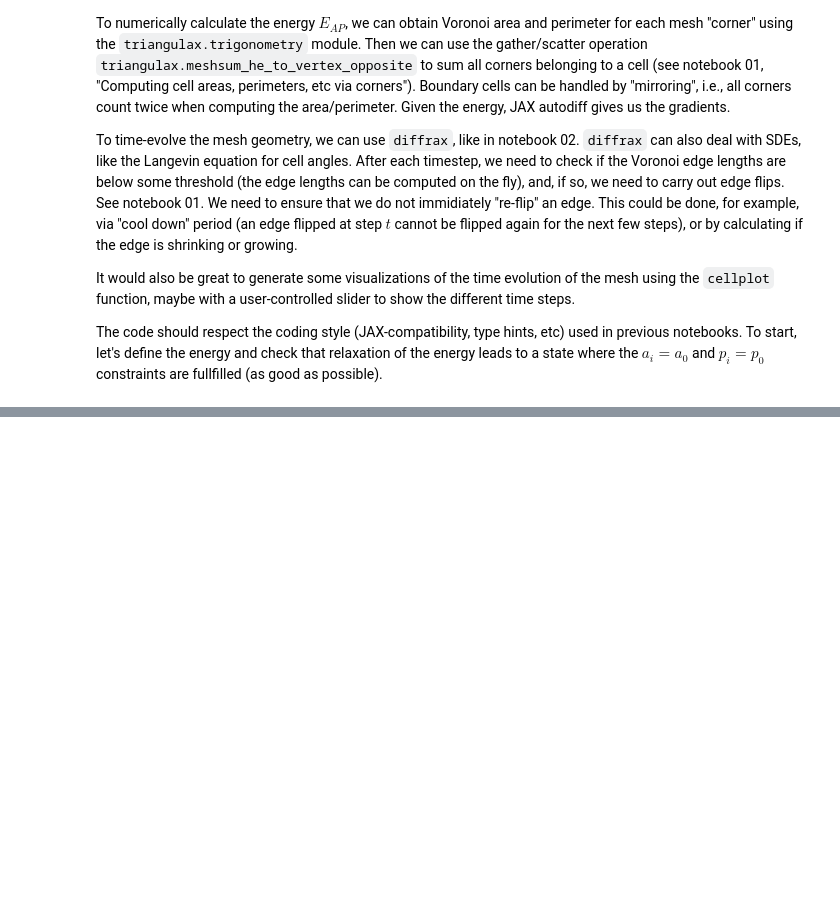
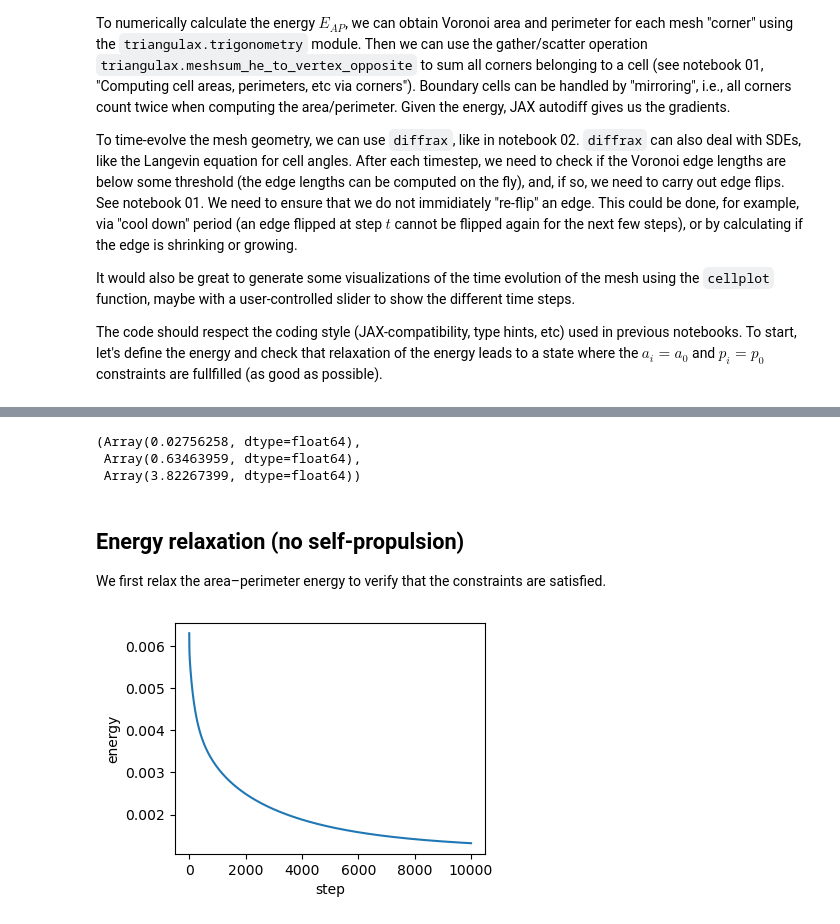
Before and after one commit to nikolas-claussen/triangulax, a Jupyter notebook: nbs/03_area_perimeter_model.ipynb, the cells around one changed output, grey strips where cells are left out. Saved outputs shown, nothing was run; the diff lists cells and outputs as text; code cells hidden in the pictures; blank space fills up the shorter version.

Commit message:
area-perimeter model simulation

```diff
--- a/nbs/03_area_perimeter_model.ipynb
+++ b/nbs/03_area_perimeter_model.ipynb
@@ -30,0 +47,4 @@ The code should respect the coding style (JAX-compatibility, type hints, etc) us
+# %%
+jax.config.update("jax_enable_x64", True)
+jax.config.update("jax_debug_nans", False)
+jax.config.update("jax_log_compiles", False)
@@ -30,0 +120,9 @@ The code should respect the coding style (JAX-compatibility, type hints, etc) us
+# %%
+cell_areas, cell_perimeters = compute_cell_geometry(geommesh, hemesh)
+
+a_mean, p_mean = (cell_areas[~hemesh.is_bdry].mean(), cell_perimeters[~hemesh.is_bdry].mean())
+a_mean, p_mean, p_mean/np.sqrt(a_mean)
+# %% [output]
+(Array(0.02756258, dtype=float64),
+ Array(0.63463959, dtype=float64),
+ Array(3.82267399, dtype=float64))
@@ -30,0 +131,39 @@ The code should respect the coding style (JAX-compatibility, type hints, etc) us
+# %% [markdown]
+## Energy relaxation (no self-propulsion)
+We first relax the area–perimeter energy to verify that the constraints are satisfied.
+# %%
+@jax.jit
+def relax_energy_step(geommesh: GeomMesh, hemesh: HeMesh,
+              a0: float, p0: float,
+              step_size: float = 0.01,
+              k_a: float = 1.0, k_p: float = 1.0) -> Tuple[GeomMesh, Float[jax.Array, ""]]:
+    loss, grad = jax.value_and_grad(energy_ap)(geommesh, hemesh, a0, p0, k_a, k_p)
+    updated_vertices = geommesh.vertices - step_size * grad.vertices
+    geommesh_updated = dataclasses.replace(geommesh, vertices=updated_vertices)
+    return geommesh_updated, loss
+
+
+# energy parameters
+a0 = a_mean
+s0 = 3.5
+p0 = s0*jnp.sqrt(a0)
+
+# relaxation parameters
+step_size = 0.02
+n_steps = 10000
+
+geommesh_relaxed = copy.copy(geommesh)
+losses = []
+
+for _ in range(n_steps):
+    geommesh_relaxed, loss = relax_energy_step(geommesh_relaxed, hemesh, a0, p0, step_size=step_size)
+    losses.append(loss)
+
+losses = jnp.array(losses)
+# %%
+fig = plt.figure(figsize=(4, 3))
+plt.plot(np.asarray(losses))
+plt.xlabel("step")
+plt.ylabel("energy");
+# %% [output]
+[figure, added]
```
Also changed, not shown: parts of 27 cells of this notebook, 5 other files.
